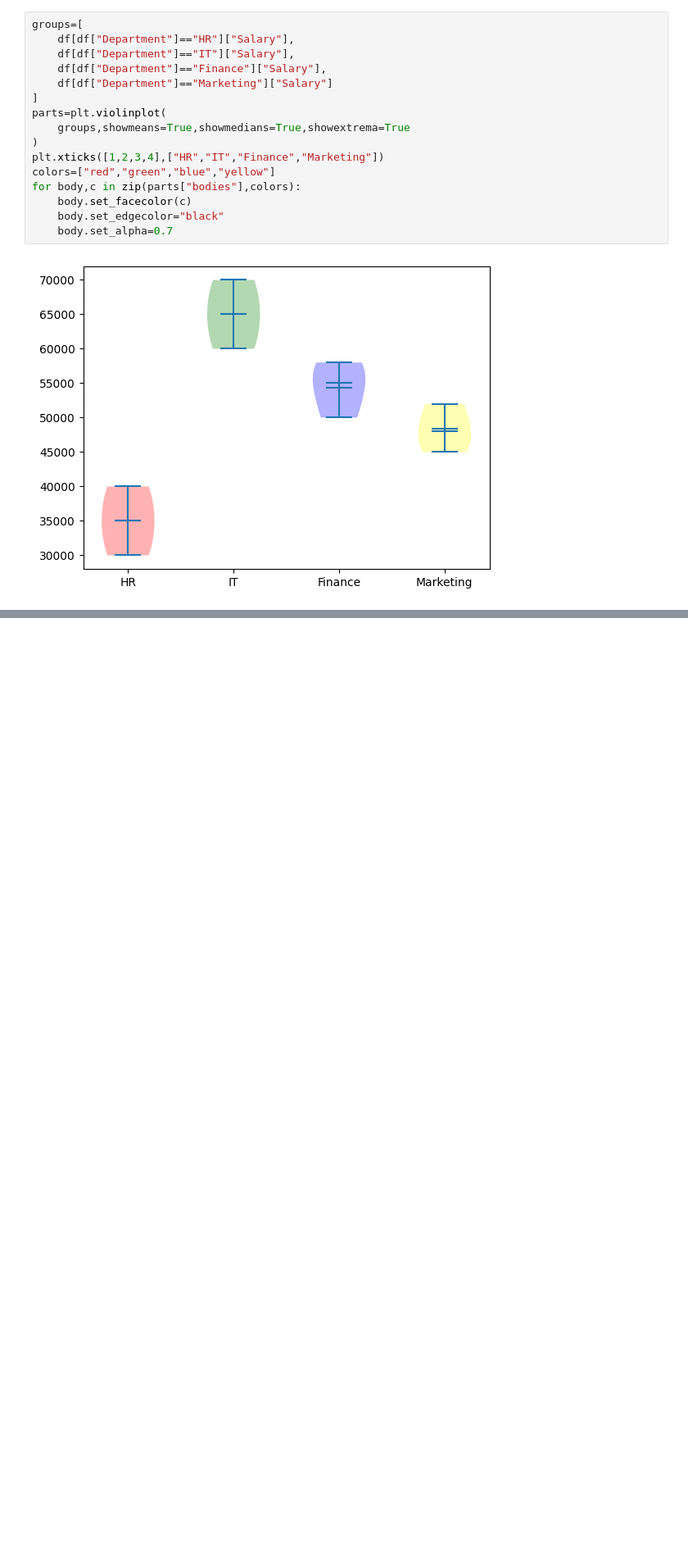
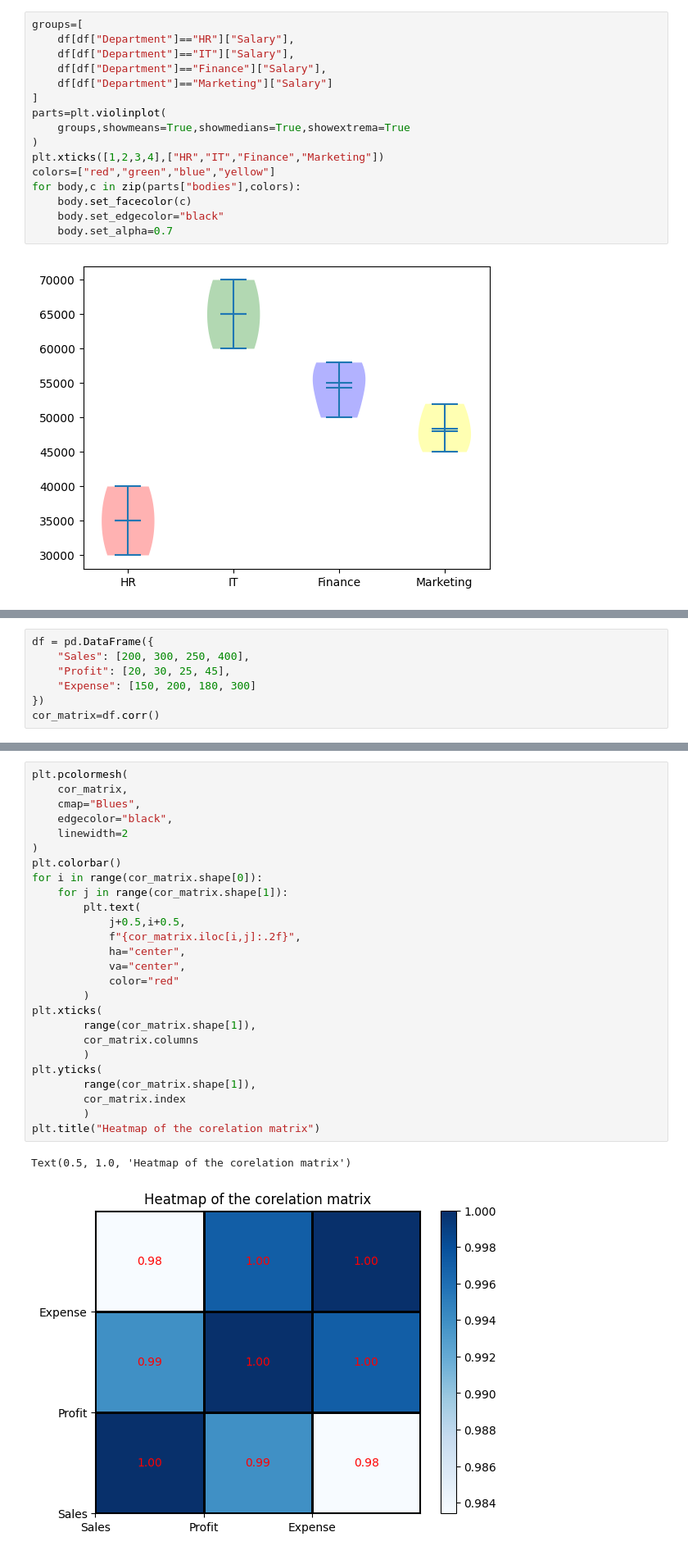
Before and after one commit to sagarnbeedi-analytics/data-analytics-portfolio, a Jupyter notebook: PYTHON/practicing_python_libraries/python_files/matplotlib.ipynb, the cells around one changed output, grey strips where cells are left out. Shown at 82% size. Drawn from its saved outputs; the diff is of its cells as text; blank space fills up the shorter version.

```diff
--- a/PYTHON/practicing_python_libraries/python_files/matplotlib.ipynb
+++ b/PYTHON/practicing_python_libraries/python_files/matplotlib.ipynb
@@ -663,0 +666,7 @@ for body,c in zip(parts["bodies"],colors):
+# %%
+df = pd.DataFrame({
+    "Sales": [200, 300, 250, 400],
+    "Profit": [20, 30, 25, 45],
+    "Expense": [150, 200, 180, 300]
+})
+cor_matrix=df.corr()
@@ -663,0 +680,29 @@ for body,c in zip(parts["bodies"],colors):
+# %%
+plt.pcolormesh(
+    cor_matrix,
+    cmap="Blues",
+    edgecolor="black",
+    linewidth=2
+)
+plt.colorbar()
+for i in range(cor_matrix.shape[0]):
+    for j in range(cor_matrix.shape[1]):
+        plt.text(
+            j+0.5,i+0.5,
+            f"{cor_matrix.iloc[i,j]:.2f}",
+            ha="center",
+            va="center",
+            color="red"
+        )
+plt.xticks(
+        range(cor_matrix.shape[1]),
+        cor_matrix.columns
+        )
+plt.yticks(
+        range(cor_matrix.shape[1]),
+        cor_matrix.index
+        )
+plt.title("Heatmap of the corelation matrix")
+# %% [output]
+Text(0.5, 1.0, 'Heatmap of the corelation matrix')
+[figure, added]
```
Also changed, not shown: parts of 28 cells of this notebook, 2 other files.
